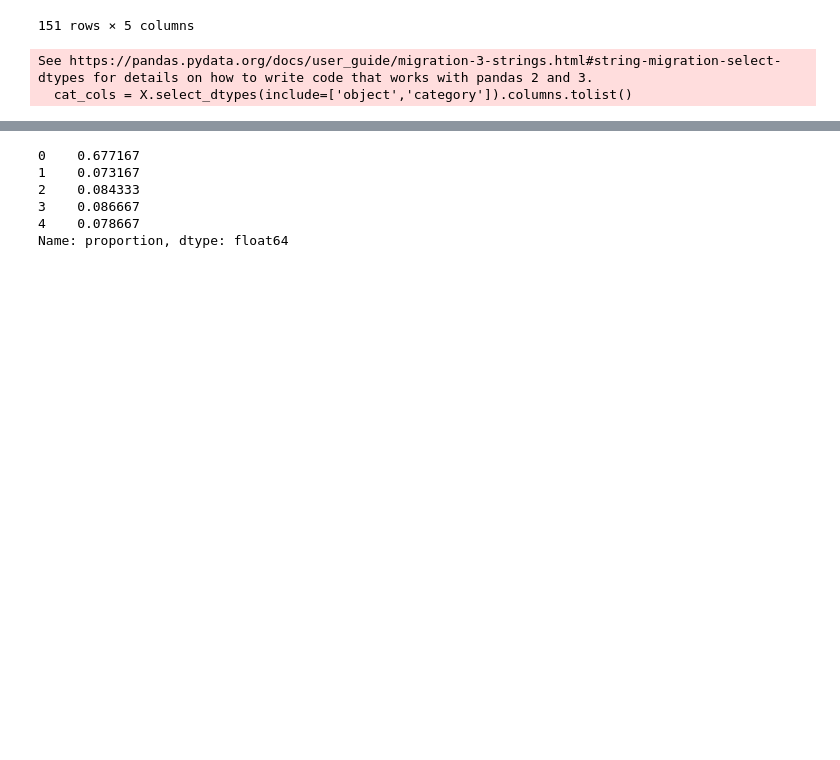
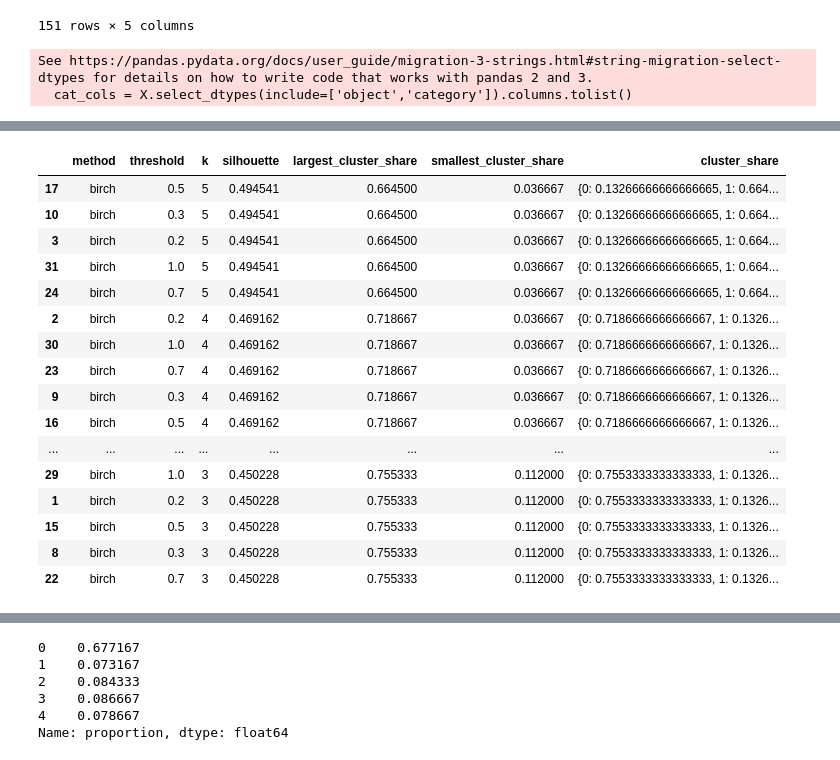
Before and after one commit to easyMil/app_prem_sales, a Jupyter notebook: inpost_task.ipynb, the cells around one changed output, grey strips where cells are left out. Saved outputs shown, nothing was run; the diff lists cells and outputs as text; code cells hidden in the pictures; blank space fills up the shorter version.

```diff
--- a/inpost_task.ipynb
+++ b/inpost_task.ipynb
@@ -1133,0 +1181,49 @@ plt.show()
+# %%
+# Check of segmentation method - Birch
+
+from sklearn.cluster import Birch
+
+birch_results = []
+
+for threshold in [0.2, 0.3, 0.5, 0.7, 1.0]:
+    for k in range(2, 9):
+        birch = Birch(
+            n_clusters=k,
+            threshold=threshold,
+            branching_factor=50
+        )
+
+        labels = birch.fit_predict(X_clean)
+
+        cluster_share = pd.Series(labels).value_counts(normalize=True).sort_index()
+
+        birch_results.append({
+            "method": "birch",
+            "threshold": threshold,
+            "k": k,
+            "silhouette": silhouette_score(X_clean, labels),
+            "largest_cluster_share": cluster_share.max(),
+            "smallest_cluster_share": cluster_share.min(),
+            "cluster_share": cluster_share.to_dict()
+        })
+
+birch_results = pd.DataFrame(birch_results)
+birch_results.sort_values("silhouette", ascending=False).head(20)
+# %% [output]
+|  | method | threshold | k | silhouette | largest_cluster_share | smallest_cluster_share | cluster_share |
+| 17 | birch | 0.5 | 5 | 0.494541 | 0.664500 | 0.036667 | {0: 0.13266666666666665, 1: 0.664... |
+| 10 | birch | 0.3 | 5 | 0.494541 | 0.664500 | 0.036667 | {0: 0.13266666666666665, 1: 0.664... |
+| 3 | birch | 0.2 | 5 | 0.494541 | 0.664500 | 0.036667 | {0: 0.13266666666666665, 1: 0.664... |
+| 31 | birch | 1.0 | 5 | 0.494541 | 0.664500 | 0.036667 | {0: 0.13266666666666665, 1: 0.664... |
+| 24 | birch | 0.7 | 5 | 0.494541 | 0.664500 | 0.036667 | {0: 0.13266666666666665, 1: 0.664... |
+| 2 | birch | 0.2 | 4 | 0.469162 | 0.718667 | 0.036667 | {0: 0.7186666666666667, 1: 0.1326... |
+| 30 | birch | 1.0 | 4 | 0.469162 | 0.718667 | 0.036667 | {0: 0.7186666666666667, 1: 0.1326... |
+| 23 | birch | 0.7 | 4 | 0.469162 | 0.718667 | 0.036667 | {0: 0.7186666666666667, 1: 0.1326... |
+| 9 | birch | 0.3 | 4 | 0.469162 | 0.718667 | 0.036667 | {0: 0.7186666666666667, 1: 0.1326... |
+| 16 | birch | 0.5 | 4 | 0.469162 | 0.718667 | 0.036667 | {0: 0.7186666666666667, 1: 0.1326... |
+| ... | ... | ... | ... | ... | ... | ... | ... |
+| 29 | birch | 1.0 | 3 | 0.450228 | 0.755333 | 0.112000 | {0: 0.7553333333333333, 1: 0.1326... |
+| 1 | birch | 0.2 | 3 | 0.450228 | 0.755333 | 0.112000 | {0: 0.7553333333333333, 1: 0.1326... |
+| 15 | birch | 0.5 | 3 | 0.450228 | 0.755333 | 0.112000 | {0: 0.7553333333333333, 1: 0.1326... |
+| 8 | birch | 0.3 | 3 | 0.450228 | 0.755333 | 0.112000 | {0: 0.7553333333333333, 1: 0.1326... |
+| 22 | birch | 0.7 | 3 | 0.450228 | 0.755333 | 0.112000 | {0: 0.7553333333333333, 1: 0.1326... |
```
Also changed, not shown: parts of 30 cells of this notebook.
